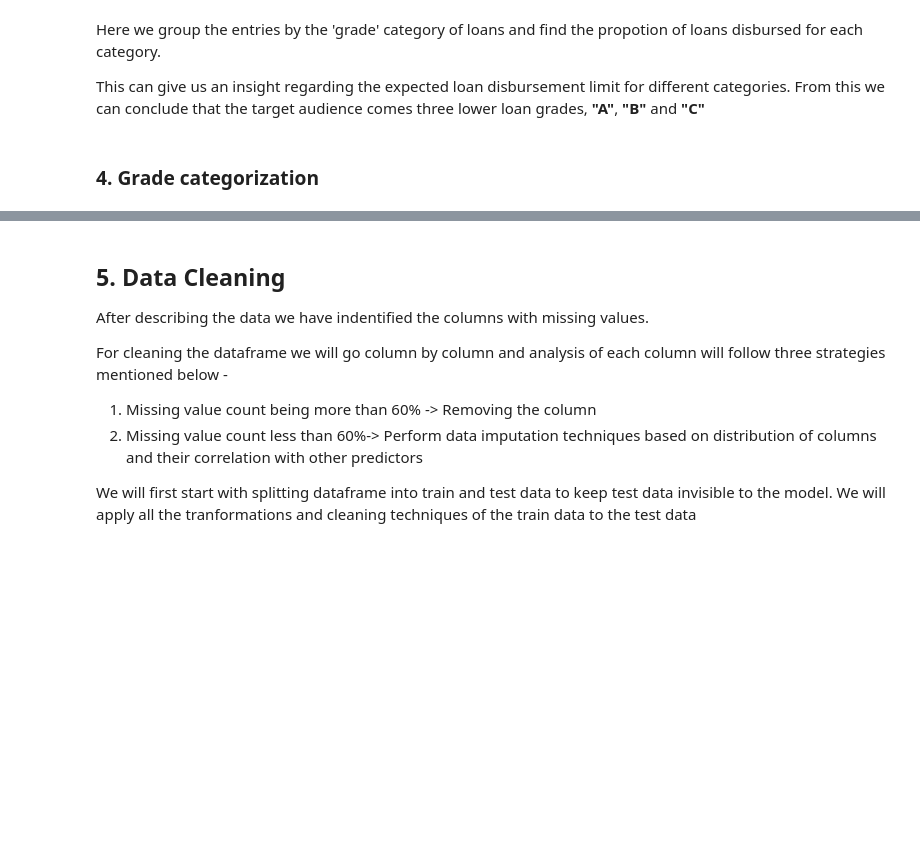
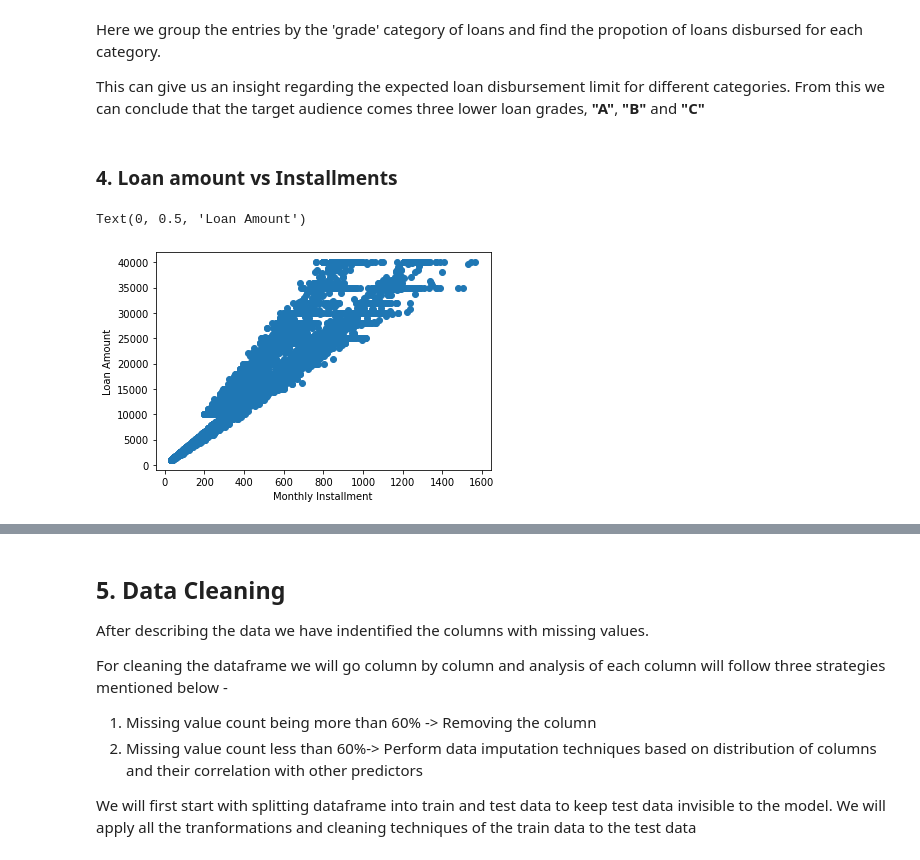
Before and after one commit to saishdesai23/Loan-Interest-Prediction, a Jupyter notebook: case_study_1_analysis.ipynb, the cells around one changed output, grey strips where cells are left out. Cells and saved outputs as stored; diff of their text form; code cells hidden in the pictures; blank space fills up the shorter version.

```diff
--- a/case_study_1_analysis.ipynb
+++ b/case_study_1_analysis.ipynb
@@ -185,5 +192,12 @@ plt.show()
 Here we group the entries by the 'grade' category of loans and find the propotion of loans disbursed for each category.
 
 This can give us an insight regarding the expected loan disbursement limit for different categories. From this we can conclude that the target audience comes three lower loan grades, __"A"__, __"B"__ and __"C"__
-# %% [markdown]
-### 4. Grade categorization
+# %% [markdown]
+### 4. Loan amount vs Installments
+# %%
+plt.scatter(loan_data['installment'],loan_data['loan_amount'])
+plt.xlabel('Monthly Installment')
+plt.ylabel('Loan Amount')
+# %% [output]
+Text(0, 0.5, 'Loan Amount')
+[figure, added]
```
Also changed, not shown: parts of 38 cells of this notebook.
